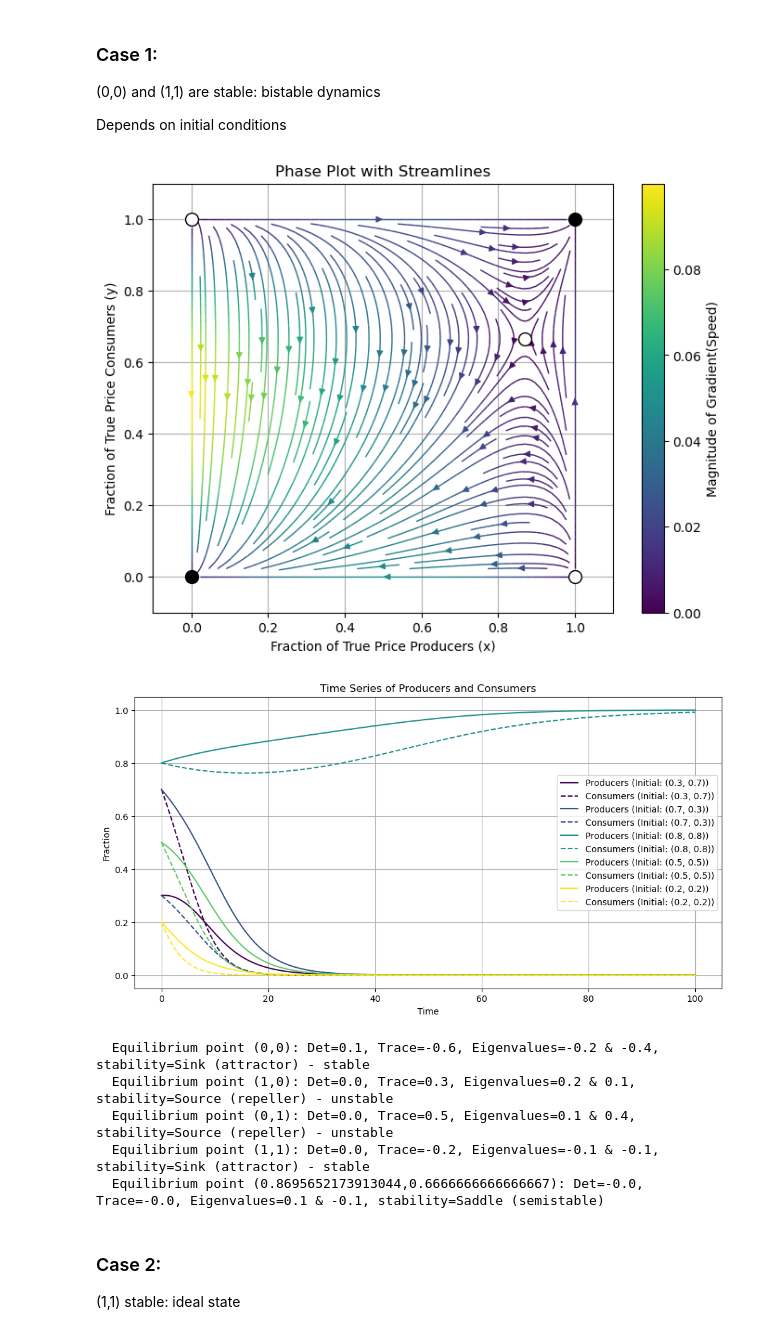
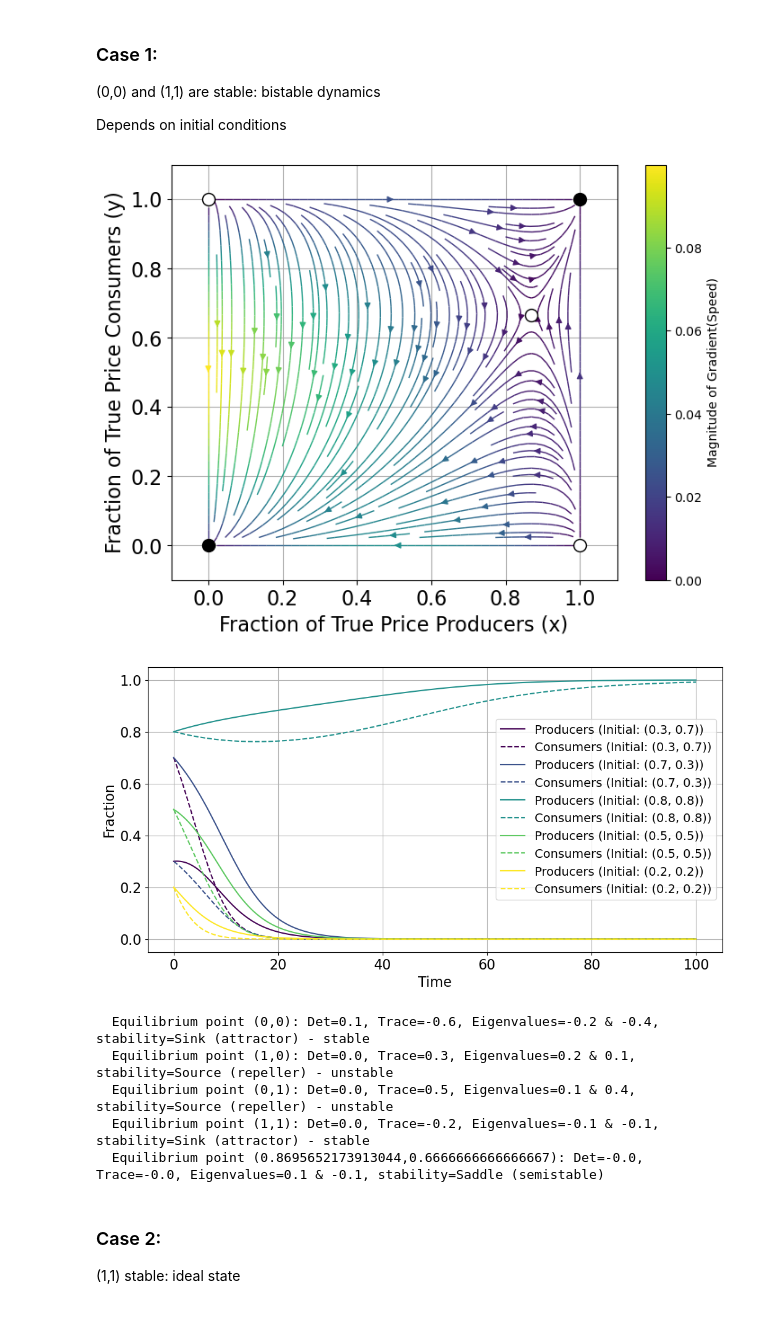
Before and after one commit to isabelklennert/TruePriceThesis, a Jupyter notebook: Game Theory/model_gametheory.ipynb, the cells around one changed output. Saved outputs shown, nothing was run; the diff lists cells and outputs as text; code cells hidden in the pictures.

```diff
--- a/Game Theory/model_gametheory.ipynb
+++ b/Game Theory/model_gametheory.ipynb
@@ -88,7 +87,7 @@ initial_conditions = [
 
 ]
 
-xgrid = np.linspace(0, 1, 100)  # More points for a smoother field
+xgrid = np.linspace(0, 1, 100)
 ygrid = np.linspace(0, 1, 100)
 X, Y = np.meshgrid(xgrid, ygrid)
 U, V = np.zeros(X.shape), np.zeros(Y.shape)
@@ -99,21 +98,22 @@ for i in range(xgrid.size):
         U[i, j] = xdot
         V[i, j] = ydot
 
-# Normalize the arrows
+# Normalize
 N = np.sqrt(U**2 + V**2)
 U, V = U/N, V/N
 
 
-# Generate the plot
 plt.figure(figsize=(8, 6))
 strm = plt.streamplot(X, Y, U, V, density=1.5, color=N, cmap='viridis', linewidth=1)
 plt.colorbar(strm.lines, label='Magnitude of Gradient(Speed)')
 
-plt.xlabel('Fraction of True Price Producers (x)')
-plt.ylabel('Fraction of True Price Consumers (y)')
+plt.xlabel('Fraction of True Price Producers (x)',fontsize=16)
+plt.ylabel('Fraction of True Price Consumers (y)',fontsize=16)
+plt.yticks(fontsize=16)
+plt.xticks(fontsize=16)
 plt.xlim([-0.1, 1.1])
 plt.ylim([-0.1, 1.1])
-plt.title('Phase Plot with Streamlines')
+# plt.title('Phase Plot with Streamlines')
 plt.grid()
 plt.plot(0, 0, 'ok', markersize=10)
 plt.plot(1, 0, 'ow', markeredgecolor='k', markersize=10)
@@ -122,40 +122,42 @@ plt.plot(1, 1, 'ok', markersize=10)
 x_star = C_N/(-C_T+G_c)
 y_star  = -I_p/(I_p+G_p)
 plt.plot(x_star, y_star, 'ow', markeredgecolor='k', markersize=10)
 plt.show()
 
 
 
 plt.figure(figsize=(12, 6))
 
 cmap = plt.get_cmap('viridis')
 colors = cmap(np.linspace(0, 1, len(initial_conditions)))
 
 
 for idx, conditions in enumerate(initial_conditions):
     trajectory = odeint(system, conditions, t, args=(I_p, G_p, C_N, C_T, G_c))
     plt.plot(t, trajectory[:, 0], label=f'Producers (Initial: {conditions})', color=colors[idx])
     plt.plot(t, trajectory[:, 1], '--', label=f'Consumers (Initial: {conditions})', color=colors[idx])
 
 
-plt.title('Time Series of Producers and Consumers')
-plt.xlabel('Time')
-plt.ylabel('Fraction')
-plt.legend()
+# plt.title('Time Series of Producers and Consumers')
+plt.xlabel('Time',fontsize=16)
+plt.ylabel('Fraction',fontsize=16)
+plt.yticks(fontsize=16)
+plt.xticks(fontsize=16)
+
+plt.legend(fontsize=14)
 plt.grid(True)
 plt.show()
 
 equilibrium_points = [(0, 0), (1, 0), (0, 1), (1, 1), (x_star, y_star)]
 
 
 for x, y in equilibrium_points:
         det, trace, eig = det_trace(x, y, I_p, G_p, C_N, C_T, G_c)
         stability_description = stability(x, y, I_p, G_p, C_N, C_T, G_c)
-        # Use string formatting to limit the number of decimal places to 1
         print(f"  Equilibrium point ({x},{y}): Det={det:.1f}, Trace={trace:.1f}, Eigenvalues={eig[0]:.1f} & {eig[1]:.1f}, stability={stability_description}")
 # %% [output]
-[figure, old version]
+[figure, new version]
-[figure, old version]
+[figure, new version]
   Equilibrium point (0,0): Det=0.1, Trace=-0.6, Eigenvalues=-0.2 & -0.4, stability=Sink (attractor) - stable
   Equilibrium point (1,0): Det=0.0, Trace=0.3, Eigenvalues=0.2 & 0.1, stability=Source (repeller) - unstable
   Equilibrium point (0,1): Det=0.0, Trace=0.5, Eigenvalues=0.1 & 0.4, stability=Source (repeller) - unstable
```
Also changed, not shown: parts of 3 cells of this notebook, 12 other files.
